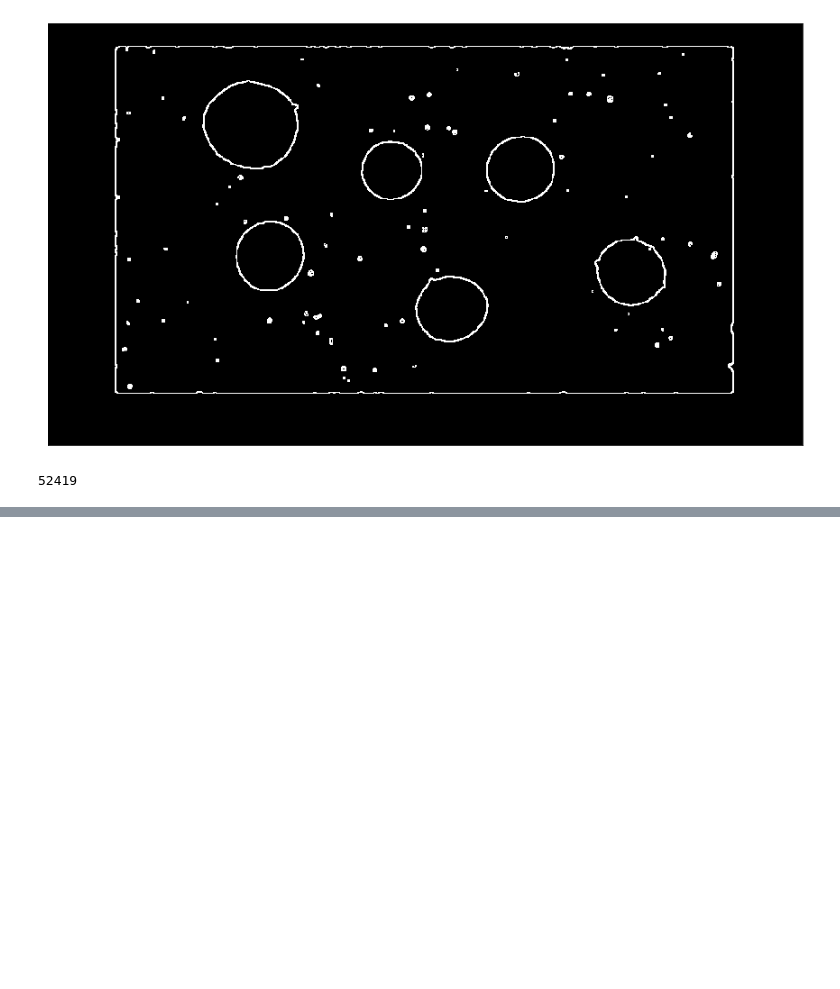
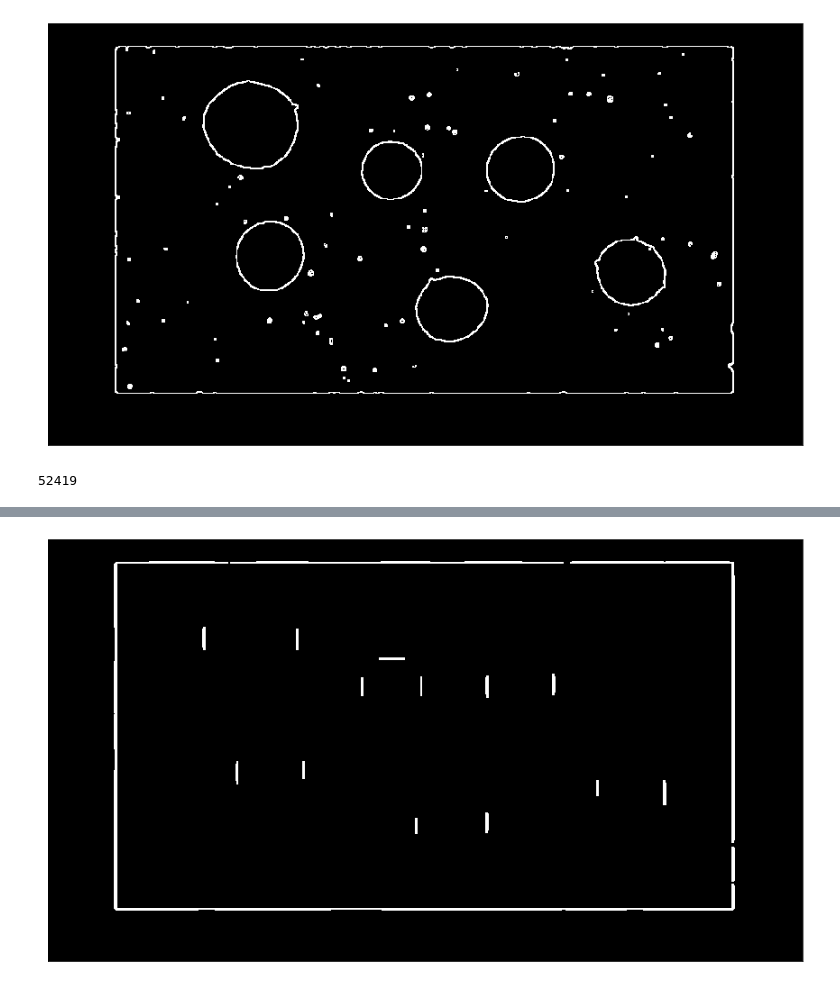
Before and after one commit to achiaver/computer_vision, a Jupyter notebook: trabalho_05/notebooks/trabalho_05_test.ipynb, the cells around one changed output, grey strips where cells are left out. Cells and saved outputs as stored; diff of their text form; code cells hidden in the pictures; blank space fills up the shorter version.

```diff
--- a/trabalho_05/notebooks/trabalho_05_test.ipynb
+++ b/trabalho_05/notebooks/trabalho_05_test.ipynb
@@ -137,0 +231,6 @@ plt.colorbar()
+# %%
+test[np.where(test != 0)] = 255
+# %%
+fig = plota([test])
+# %% [output]
+[figure, added]
```
Also changed, not shown: parts of 9 cells of this notebook.
